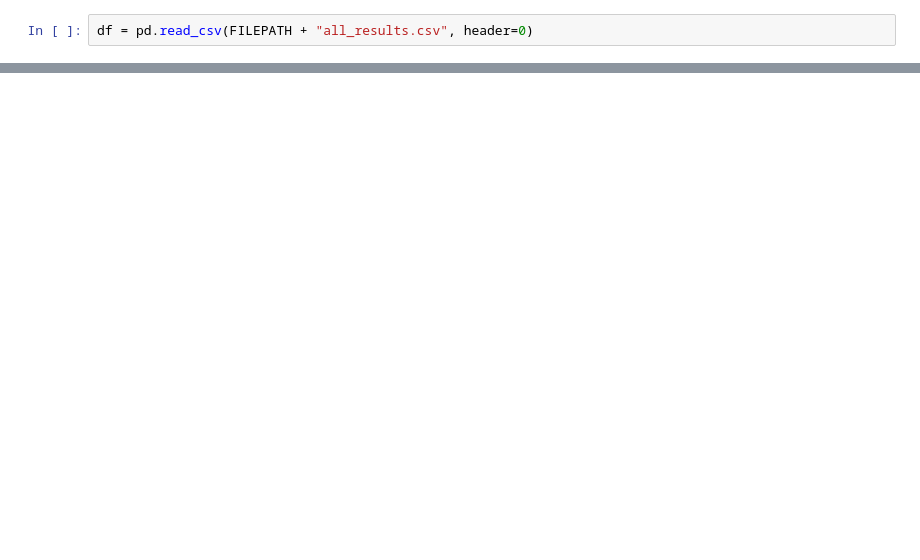
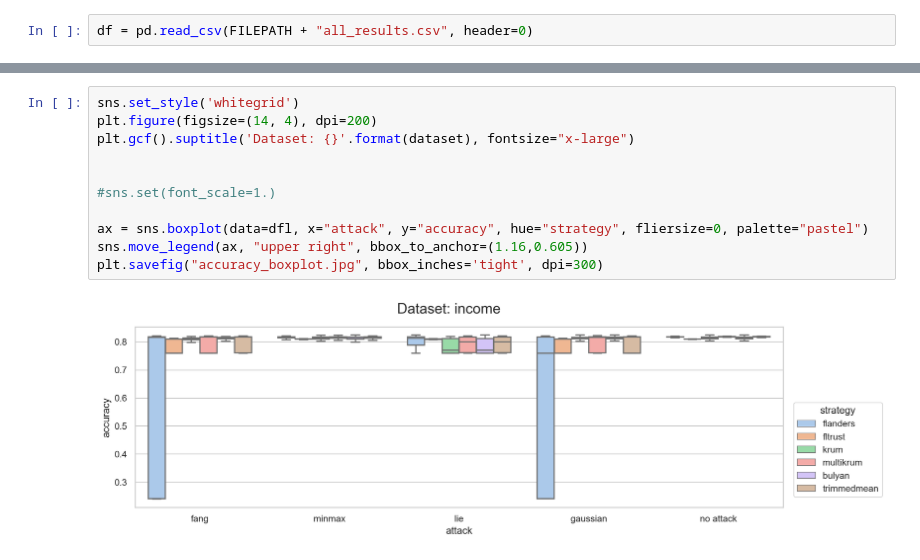
Before and after one commit to edogab33/flanders, a Jupyter notebook: Material_for_plots/Flanders_plot.ipynb, the cells around one changed output, grey strips where cells are left out. Drawn from its saved outputs; the diff is of its cells as text; blank space fills up the shorter version.

```diff
--- a/Material_for_plots/Flanders_plot.ipynb
+++ b/Material_for_plots/Flanders_plot.ipynb
@@ -72,0 +100,13 @@ plt.savefig("accuracy_lineplot_average_just_attacks.jpg", dpi=200)
+# %%
+sns.set_style('whitegrid')
+plt.figure(figsize=(14, 4), dpi=200)
+plt.gcf().suptitle('Dataset: {}'.format(dataset), fontsize="x-large")
+
+
+#sns.set(font_scale=1.)
+
+ax = sns.boxplot(data=dfl, x="attack", y="accuracy", hue="strategy", fliersize=0, palette="pastel")
+sns.move_legend(ax, "upper right", bbox_to_anchor=(1.16,0.605))
+plt.savefig("accuracy_boxplot.jpg", bbox_inches='tight', dpi=300)
+# %% [output]
+[figure, added]
```
Also changed, not shown: parts of 23 cells of this notebook.
